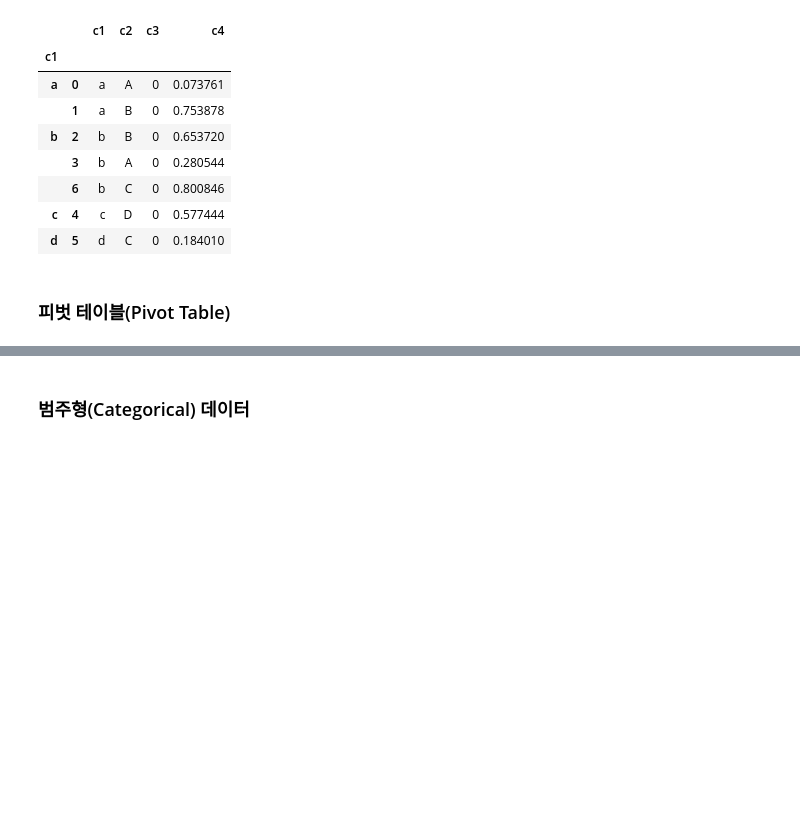
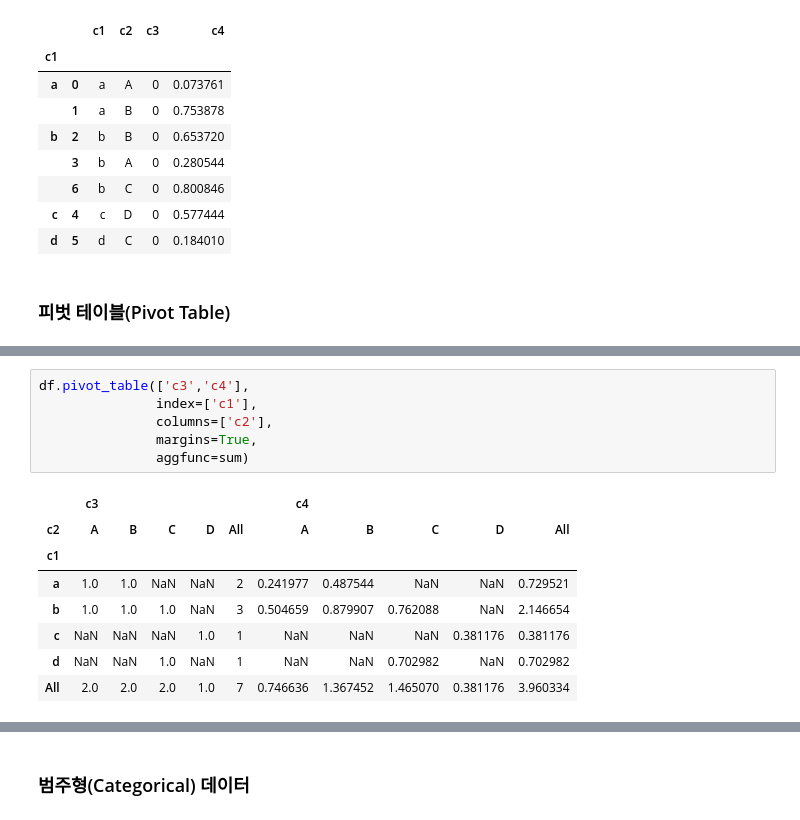
Before and after one commit to hyeonniii/NLP, a Jupyter notebook: _Pandas_한번에_제대로_배우기.ipynb, the cells around one changed output, grey strips where cells are left out. Cells and saved outputs as stored; diff of their text form; blank space fills up the shorter version.

```diff
--- a/_Pandas_한번에_제대로_배우기.ipynb
+++ b/_Pandas_한번에_제대로_배우기.ipynb
@@ -2420,0 +2447,15 @@ df.groupby('c1').apply(top)
+# %%
+df.pivot_table(['c3','c4'],
+               index=['c1'],
+               columns=['c2'],
+               margins=True,
+               aggfunc=sum)
+# %% [output]
+|  | c3 |  |  |  |  | c4 |  |  |  |  |
+| c2 | A | B | C | D | All | A | B | C | D | All |
+| c1 |  |  |  |  |  |  |  |  |  |  |
+| a | 1.0 | 1.0 | NaN | NaN | 2 | 0.241977 | 0.487544 | NaN | NaN | 0.729521 |
+| b | 1.0 | 1.0 | 1.0 | NaN | 3 | 0.504659 | 0.879907 | 0.762088 | NaN | 2.146654 |
+| c | NaN | NaN | NaN | 1.0 | 1 | NaN | NaN | NaN | 0.381176 | 0.381176 |
+| d | NaN | NaN | 1.0 | NaN | 1 | NaN | NaN | 0.702982 | NaN | 0.702982 |
+| All | 2.0 | 2.0 | 2.0 | 1.0 | 7 | 0.746636 | 1.367452 | 1.465070 | 0.381176 | 3.960334 |
```
Also changed, not shown: parts of 97 cells of this notebook.
